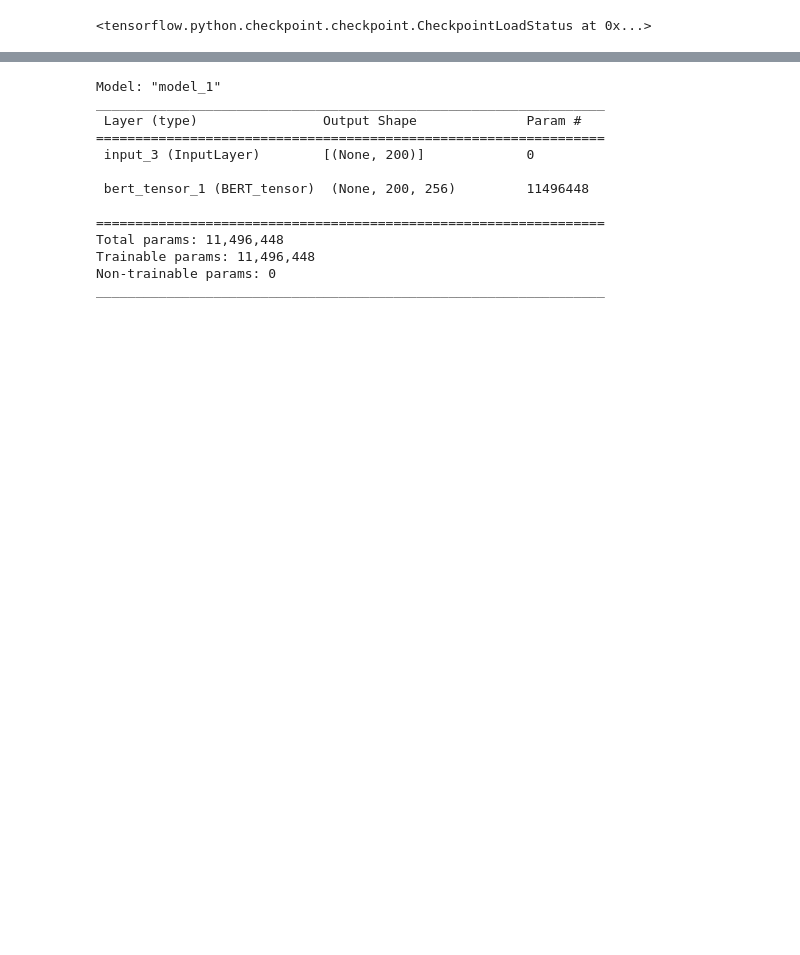
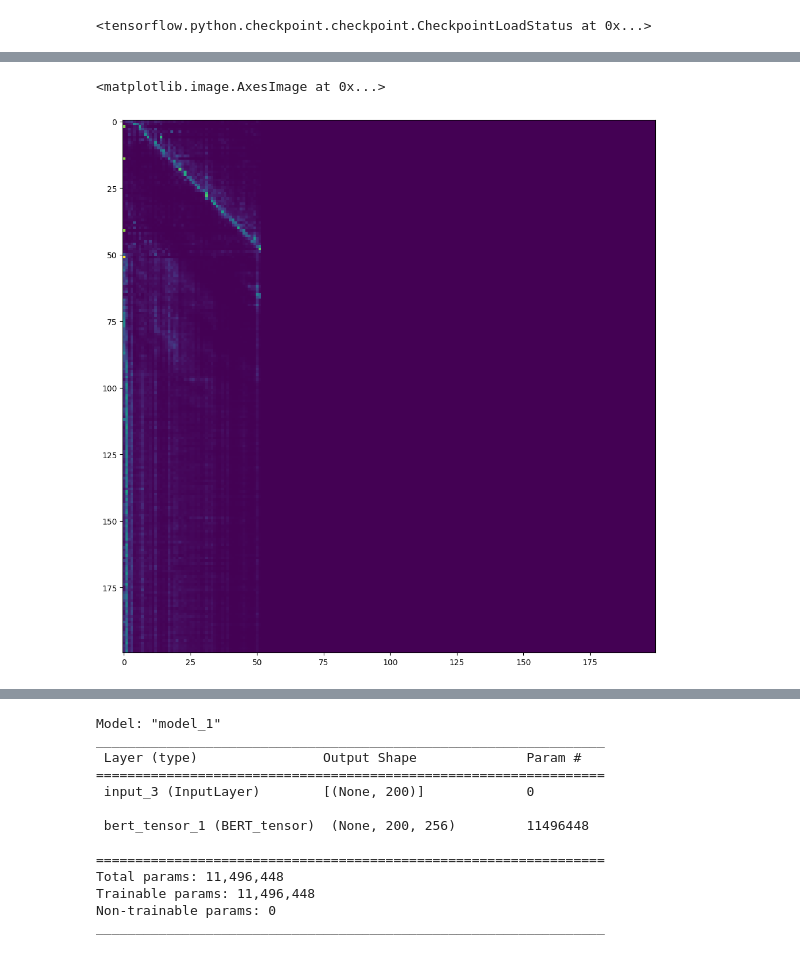
Before and after one commit to pop756/QM, a Jupyter notebook: BERT_process_SMILE.ipynb, the cells around one changed output, grey strips where cells are left out. Cells and saved outputs as stored; diff of their text form; code cells hidden in the pictures; blank space fills up the shorter version.

```diff
--- a/BERT_process_SMILE.ipynb
+++ b/BERT_process_SMILE.ipynb
@@ -489,0 +794,8 @@ NameError: name 'train_set' is not defined
+# %%
+import matplotlib.pyplot as plt
+import seaborn as sns
+plt.figure(figsize=(24,12))
+plt.imshow(tf.reduce_mean(output[5][:2],axis=0), cmap='viridis')
+# %% [output]
+<matplotlib.image.AxesImage at 0x...>
+[figure, added]
```
Also changed, not shown: parts of 28 cells of this notebook, 33 other files.
